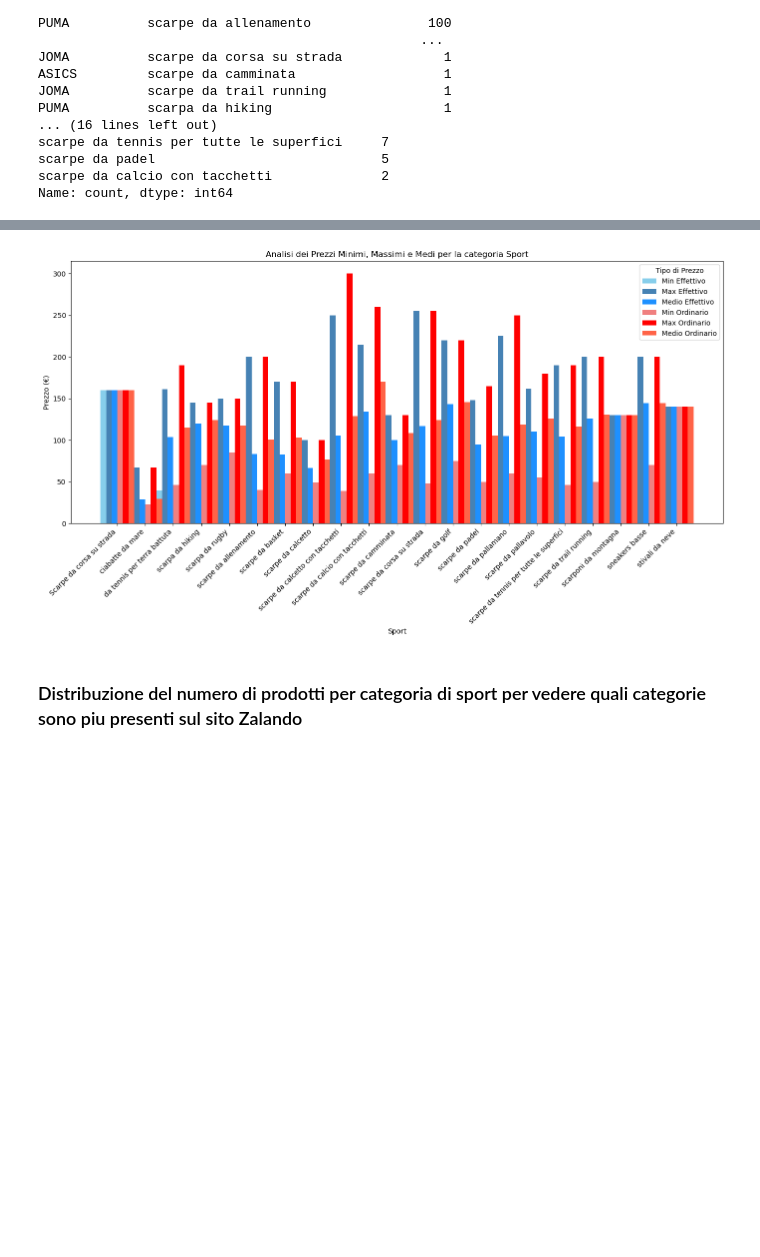
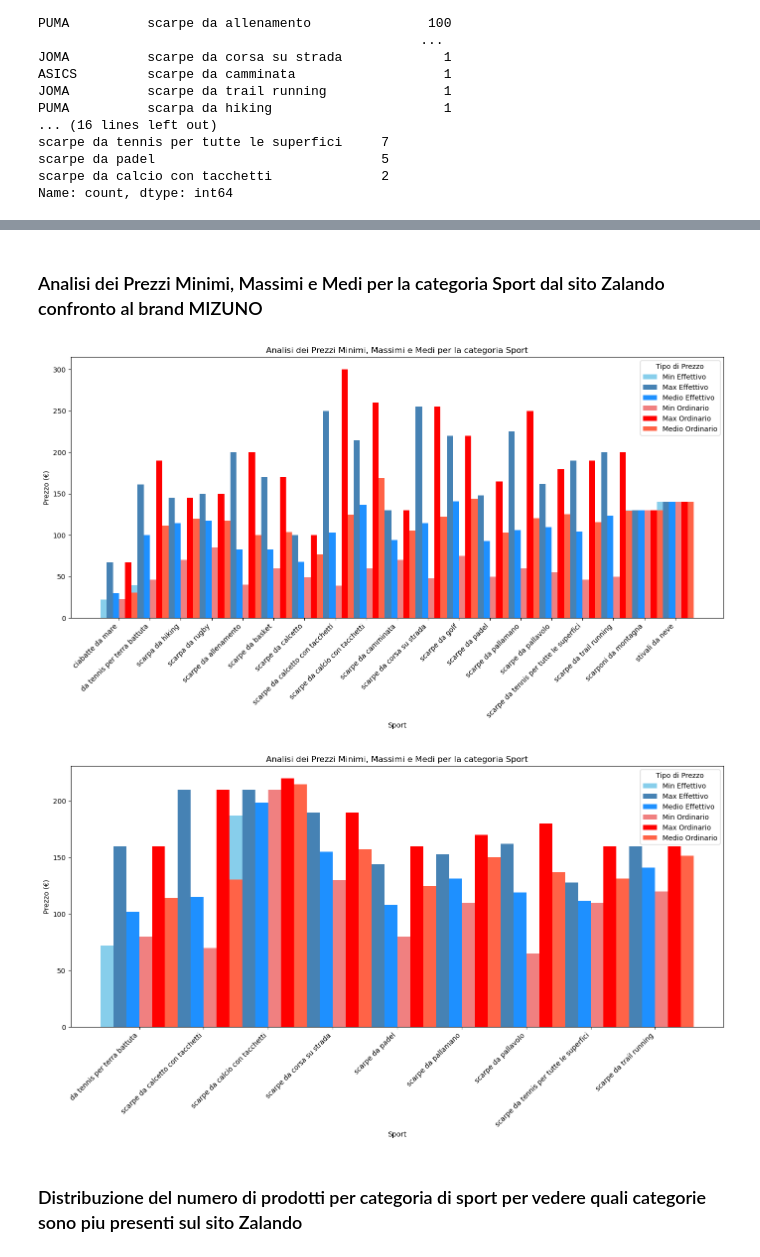
Before and after one commit to AlexBel1912/Python-Build-Week, a Jupyter notebook: Grafici.ipynb, the cells around one changed output, grey strips where cells are left out. Cells and saved outputs as stored; diff of their text form; code cells hidden in the pictures; blank space fills up the shorter version.

```diff
--- a/Grafici.ipynb
+++ b/Grafici.ipynb
@@ -400,6 +419,8 @@ ValueError: index must be a MultiIndex to unstack, <class 'pandas.core.indexes.b
+# %% [markdown]
+### Analisi dei Prezzi Minimi, Massimi e Medi per la categoria Sport dal sito Zalando confronto al brand MIZUNO
 # %%
 # Calcolo delle statistiche di prezzo per sport
-prezzi_sport = tms.groupby('sport').agg(
+prezzi_sport = modello_unici.groupby('sport').agg(
     prezzo_minimo_effettivo=('prezzo_effettivo', 'min'),
     prezzo_massimo_effettivo=('prezzo_effettivo', 'max'),
     prezzo_medio_effettivo=('prezzo_effettivo', 'mean'),
@@ -414,34 +435,80 @@ plt.figure(figsize=(14, 8))
 # Larghezza delle barre
 bar_width = 0.2
 
 # Posizioni delle barre per ciascuna statistica di prezzo
 pos_min_eff = np.arange(len(prezzi_sport))
 pos_max_eff = [p + bar_width for p in pos_min_eff]
 pos_med_eff = [p + bar_width * 2 for p in pos_min_eff]
 pos_min_ord = [p + bar_width * 3 for p in pos_min_eff]
 pos_max_ord = [p + bar_width * 4 for p in pos_min_eff]
 pos_med_ord = [p + bar_width * 5 for p in pos_min_eff]
 
 # Creazione delle barre per il prezzo effettivo
 plt.bar(pos_min_eff, prezzi_sport['prezzo_minimo_effettivo'], bar_width, label='Min Effettivo', color='skyblue')
 plt.bar(pos_max_eff, prezzi_sport['prezzo_massimo_effettivo'], bar_width, label='Max Effettivo', color='steelblue')
 plt.bar(pos_med_eff, prezzi_sport['prezzo_medio_effettivo'], bar_width, label='Medio Effettivo', color='dodgerblue')
 
 # Creazione delle barre per il prezzo ordinario
 plt.bar(pos_min_ord, prezzi_sport['prezzo_minimo_ordinario'], bar_width, label='Min Ordinario', color='lightcoral')
 plt.bar(pos_max_ord, prezzi_sport['prezzo_massimo_ordinario'], bar_width, label='Max Ordinario', color='red')
 plt.bar(pos_med_ord, prezzi_sport['prezzo_medio_ordinario'], bar_width, label='Medio Ordinario', color='tomato')
 
 # Aggiunta di etichette e titolo
 plt.xlabel('Sport')
 plt.ylabel('Prezzo (€)')
 plt.title('Analisi dei Prezzi Minimi, Massimi e Medi per la categoria Sport')
 plt.xticks(pos_min_eff + bar_width * 2.5, prezzi_sport['sport'], rotation=45, ha='right')
 plt.legend(title='Tipo di Prezzo')
 plt.tight_layout()
 plt.show()
+
+mizuno_data = modello_unici[modello_unici['marca'] == 'MIZUNO']
+
+# Calcolo delle statistiche di prezzo per sport
+prezzi_sport_mizuno = mizuno_data.groupby('sport').agg(
+    prezzo_minimo_effettivo_mizuno=('prezzo_effettivo', 'min'),
+    prezzo_massimo_effettivo_mizuno=('prezzo_effettivo', 'max'),
+    prezzo_medio_effettivo_mizuno=('prezzo_effettivo', 'mean'),
+    prezzo_minimo_ordinario_mizuno=('prezzo_ordinario', 'min'),
+    prezzo_massimo_ordinario_mizuno=('prezzo_ordinario', 'max'),
+    prezzo_medio_ordinario_mizuno=('prezzo_ordinario', 'mean')
+).reset_index()
+
+# Impostazione delle dimensioni del grafico
+plt.figure(figsize=(14, 8))
+
+# Larghezza delle barre
+bar_width = 0.2
+
+# Posizioni delle barre per ciascuna statistica di prezzo
+pos_min_eff = np.arange(len(prezzi_sport_mizuno))
+pos_max_eff = [p + bar_width for p in pos_min_eff]
+pos_med_eff = [p + bar_width * 2 for p in pos_min_eff]
+pos_min_ord = [p + bar_width * 3 for p in pos_min_eff]
+pos_max_ord = [p + bar_width * 4 for p in pos_min_eff]
+pos_med_ord = [p + bar_width * 5 for p in pos_min_eff]
+
+# Creazione delle barre per il prezzo effettivo
+plt.bar(pos_min_eff, prezzi_sport_mizuno['prezzo_minimo_effettivo_mizuno'], bar_width, label='Min Effettivo', color='skyblue')
+plt.bar(pos_max_eff, prezzi_sport_mizuno['prezzo_massimo_effettivo_mizuno'], bar_width, label='Max Effettivo', color='steelblue')
+plt.bar(pos_med_eff, prezzi_sport_mizuno['prezzo_medio_effettivo_mizuno'], bar_width, label='Medio Effettivo', color='dodgerblue')
+
+# Creazione delle barre per il prezzo ordinario
+plt.bar(pos_min_ord, prezzi_sport_mizuno['prezzo_minimo_ordinario_mizuno'], bar_width, label='Min Ordinario', color='lightcoral')
+plt.bar(pos_max_ord, prezzi_sport_mizuno['prezzo_massimo_ordinario_mizuno'], bar_width, label='Max Ordinario', color='red')
+plt.bar(pos_med_ord, prezzi_sport_mizuno['prezzo_medio_ordinario_mizuno'], bar_width, label='Medio Ordinario', color='tomato')
+
+# Aggiunta di etichette e titolo
+plt.xlabel('Sport')
+plt.ylabel('Prezzo (€)')
+plt.title('Analisi dei Prezzi Minimi, Massimi e Medi per la categoria Sport')
+plt.xticks(pos_min_eff + bar_width * 2.5, prezzi_sport_mizuno['sport'], rotation=45, ha='right')
+plt.legend(title='Tipo di Prezzo')
+plt.tight_layout()
+plt.show()
 # %% [output]
-[figure, old version]
+[figure, new version]
+[figure, added]
 # %% [markdown]
 ### Distribuzione del numero di prodotti per categoria di sport per vedere quali categorie sono piu presenti sul sito Zalando
 # %%
```
Also changed, not shown: parts of 14 cells of this notebook, 1 other file.
